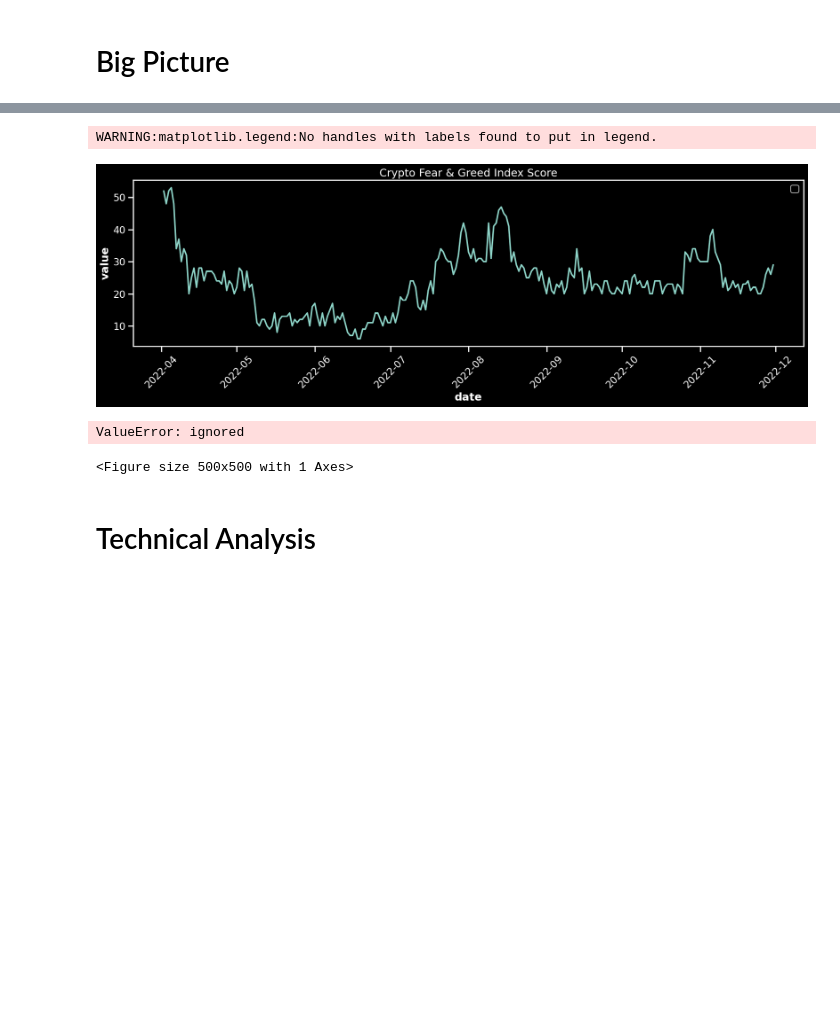
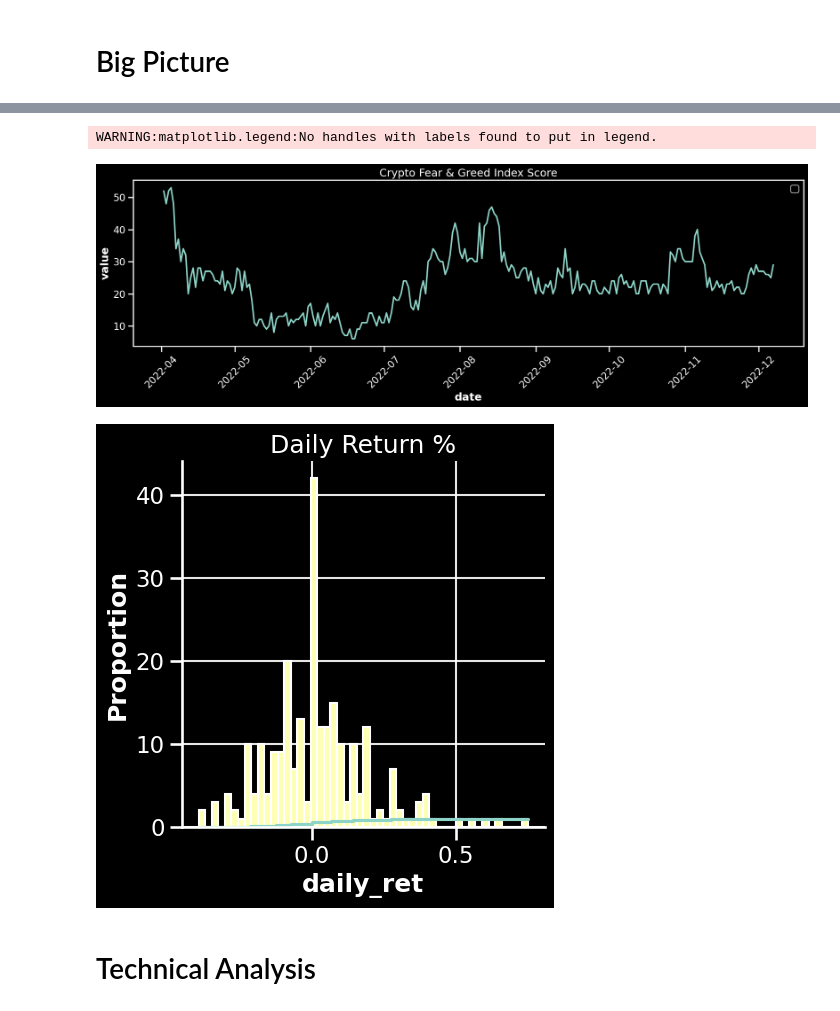
Before and after one commit to custom-hyper/Analytics, a Jupyter notebook: Trading_Report.ipynb, the cells around one changed output, grey strips where cells are left out. Saved outputs shown, nothing was run; the diff lists cells and outputs as text; code cells hidden in the pictures; blank space fills up the shorter version.

```diff
--- a/Trading_Report.ipynb
+++ b/Trading_Report.ipynb
@@ -182,37 +195,36 @@ df_fear_greed = df_fear_greed[(df_fear_greed['date'] > '2022-04-01')]
 df_fear_greed['value'] = df_fear_greed['value'].astype(int)
 
 plt.figure(figsize=(20, 5))
 
 sns.lineplot(data=df_fear_greed, linewidth=2.5, x="date", y="value", sort=False)
 #sns.lineplot(df_fear_greed=df, linewidth=2.5, x="date", y="TotalCapMrktCurUSD")
 plt.title('Crypto Fear & Greed Index Score')
 
 plt.xticks(rotation=45)
 
 plt.legend()
 
 
 df_fear_greed.head(1)
 
 
 import matplotlib.pyplot as plt
 import matplotlib.gridspec as gridspec
 
 df_fear_greed['daily_ret'] = df_fear_greed['value'].pct_change(1)
 
 ECDF = sns.displot(df_fear_greed, x="daily_ret", kind="ecdf")
 
 Histogram = df_fear_greed['daily_ret'].hist(bins = 50)
 
-sns.lineplot(data=df_fear_greed, linewidth=2.5, x="date", y="daily_ret", sort=False)
+
 plt.title('Daily Return %')
 
 plt.show()
 # %% [output]
 WARNING:matplotlib.legend:No handles with labels found to put in legend.
-[figure, old version]
+[figure, new version]
-ValueError: ignored
-<Figure size 500x500 with 1 Axes>
+[figure, added]
 # %% [markdown]
 # Technical Analysis
 # %%
```
Also changed, not shown: parts of 20 cells of this notebook.
